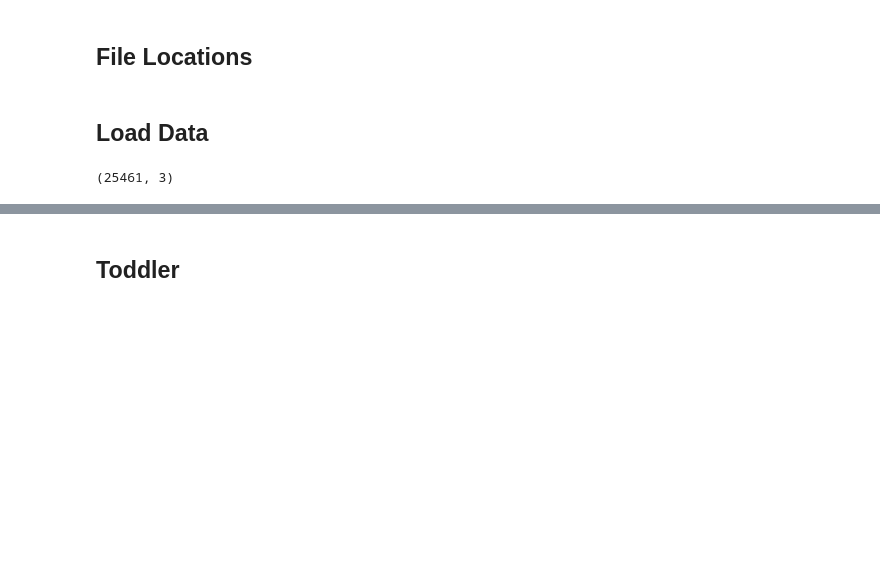
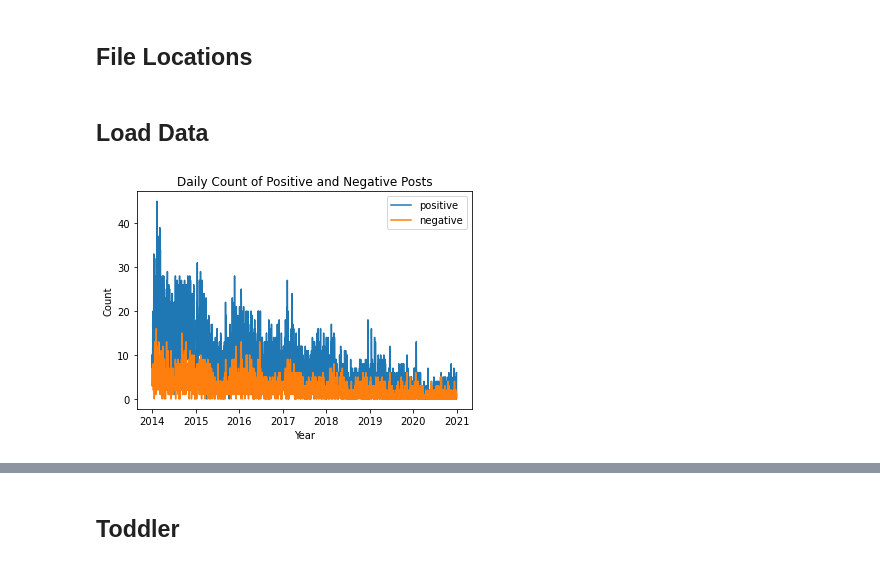
Before and after one commit to mwhuhn/forum-sentiment-old, a Jupyter notebook: 3.2-Topic_Models-Explore_Models.ipynb, the cells around one changed output, grey strips where cells are left out. Saved outputs shown, nothing was run; the diff lists cells and outputs as text; code cells hidden in the pictures; blank space fills up the shorter version.

```diff
--- a/3.2-Topic_Models-Explore_Models.ipynb
+++ b/3.2-Topic_Models-Explore_Models.ipynb
@@ -111,5 +109 @@ dates_merged = text.merge(dates, how="left", on="family_id")
-# %%
-dates_merged.shape
-# %% [output]
-(25461, 3)
 # %%
@@ -116,0 +111,47 @@ dates_merged['date_created'] = pd.to_datetime(dates_merged['date_created'])
+# %%
+positive = (text_merged['com_sen_clean'] >= 0.05)
+negative = (text_merged['com_sen_clean'] <= 0.05)
+neutral = ~positive & ~negative
+text_merged['positive'] = 0
+text_merged['negative'] = 0
+text_merged['neutral'] = 0
+text_merged.loc[positive, 'positive'] = 1
+text_merged.loc[negative, 'negative'] = 1
+text_merged.loc[neutral, 'neutral'] = 1
+text_merged = text_merged.set_index(['date_created'])
+# %%
+days = text_merged.groupby(pd.Grouper(freq='D')).agg(
+    {
+        'positive': 'sum',
+        'negative': 'sum',
+        'neutral': 'sum'
+    }
+)
+weeks = text_merged.groupby(pd.Grouper(freq='W')).agg(
+    {
+        'positive': 'sum',
+        'negative': 'sum',
+        'neutral': 'sum'
+    }
+)
+months = text_merged.groupby(pd.Grouper(freq='M')).agg(
+    {
+        'positive': 'sum',
+        'negative': 'sum',
+        'neutral': 'sum'
+    }
+)
+# %%
+import matplotlib.pyplot as plt
+%matplotlib inline
+
+fig, ax = plt.subplots()
+ax.plot(days.index, days['positive'], label='positive')
+ax.set_xlabel("Year")
+ax.set_ylabel("Count")
+ax.plot(days.index, days['negative'], label='negative')
+plt.title("Daily Count of Positive and Negative Posts")
+plt.legend(loc="upper right")
+plt.savefig(path_parent / "plots" / "sentiment_daily_count_family.png")
+# %% [output]
+[figure, added]
```
Also changed, not shown: parts of 34 cells of this notebook, 16 other files.
